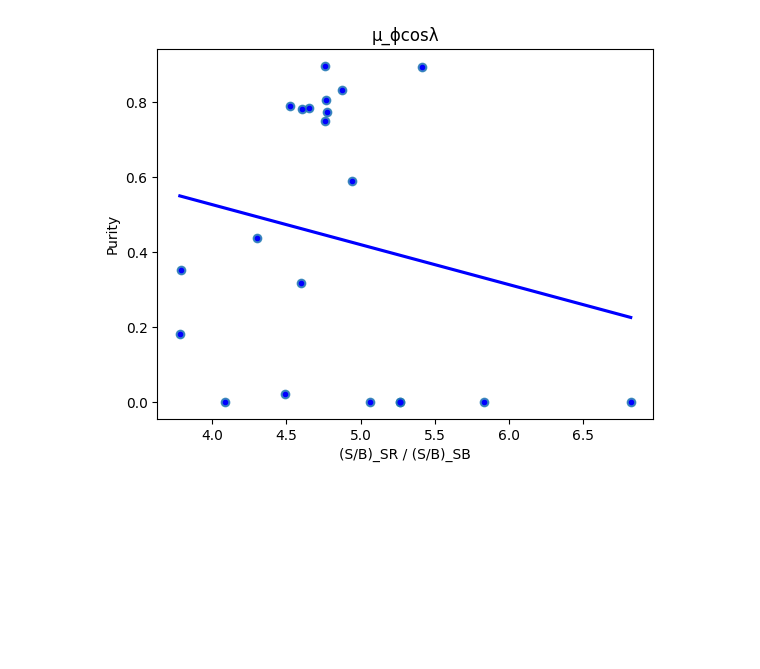
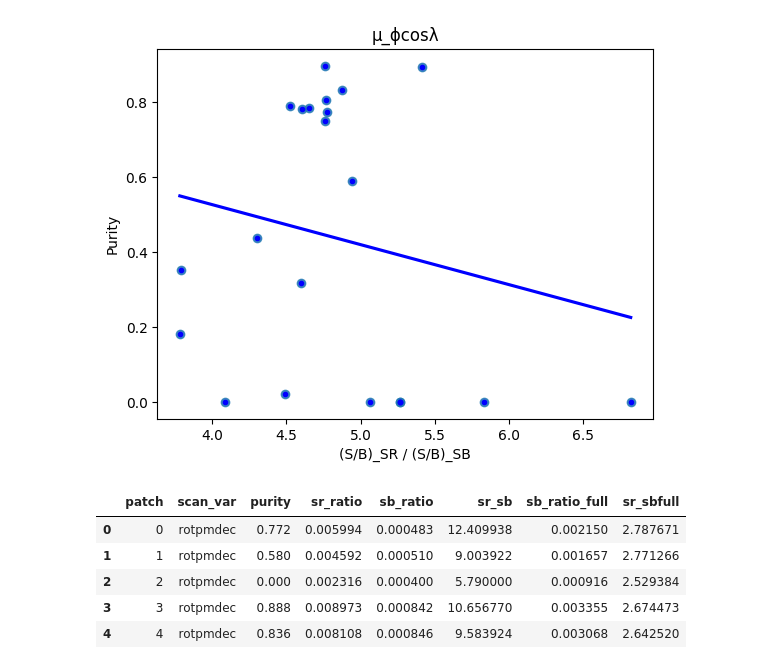
Before and after one commit to alindell0/cwola-summer, a Jupyter notebook: notebooks/promising_analysis.ipynb, the cells around one changed output. Cells and saved outputs as stored; diff of their text form; code cells hidden in the pictures; blank space fills up the shorter version.

```diff
--- a/notebooks/promising_analysis.ipynb
+++ b/notebooks/promising_analysis.ipynb
@@ -347,35 +347,52 @@ vars = []
 ratios_signal = []
 ratios_sideband = []
 purities = []
+ratios_sideband_full = []
 
 for idx in range(21):
   patches.append(idx)
   vars.append(scan_var)
   df_test = pd.read_hdf(f'../results/patch_{idx}/{scan_var}/training/df_test.h5')
 
   df_signalreg = df_test[df_test['region_label']==1]
   df_signal_stream = df_signalreg[df_signalreg['stream']==True]
   df_signal_back = df_signalreg[df_signalreg['stream']==False]
 
   df_backgroundreg = df_test[df_test['region_label']==0]
   df_back_stream = df_backgroundreg[df_backgroundreg['stream']==True]
   df_back_back = df_backgroundreg[df_backgroundreg['stream']==False]
 
   ratio_signal = round(len(df_signal_stream)/len(df_signal_back), 6)
   ratios_signal.append(ratio_signal)
   ratio_sideband = round(len(df_back_stream)/len(df_back_back), 6)
   ratios_sideband.append(ratio_sideband)
 
+  ratio_sideband_full = (len(df_signal_stream)+len(df_back_stream))/(len(df_signal_back)+len(df_back_back))
+  ratios_sideband_full.append(ratio_sideband_full)
+
   df_top = pd.read_hdf(f'../results/patch_{idx}/{scan_var}/fid_cuts/df_top.h5')
   purity = len(df_top[df_top['stream']==True]) / len(df_top)
   purities.append(purity)
 
 data_dec = pd.DataFrame({
   'patch': patches,
   'scan_var': vars,
   'purity': purities,
   'sr_ratio': ratios_signal,
-  'sb_ratio': ratios_sideband})
+  'sb_ratio': ratios_sideband,
+  'sr_sb': np.array(ratios_signal)/np.array(ratios_sideband),
+  'sb_ratio_full': ratios_sideband_full,
+  'sr_sbfull': np.array(ratios_signal)/np.array(ratios_sideband_full)
+  })
+
+data_dec.head()
+# %% [output]
+|  | patch | scan_var | purity | sr_ratio | sb_ratio | sr_sb | sb_ratio_full | sr_sbfull |
+| 0 | 0 | rotpmdec | 0.772 | 0.005994 | 0.000483 | 12.409938 | 0.002150 | 2.787671 |
+| 1 | 1 | rotpmdec | 0.580 | 0.004592 | 0.000510 | 9.003922 | 0.001657 | 2.771266 |
+| 2 | 2 | rotpmdec | 0.000 | 0.002316 | 0.000400 | 5.790000 | 0.000916 | 2.529384 |
+| 3 | 3 | rotpmdec | 0.888 | 0.008973 | 0.000842 | 10.656770 | 0.003355 | 2.674473 |
+| 4 | 4 | rotpmdec | 0.836 | 0.008108 | 0.000846 | 9.583924 | 0.003068 | 2.642520 |
 # %%
 scan_var = 'rotpmra'
 
```
Also changed, not shown: parts of 1 cell of this notebook, 2 other files.
